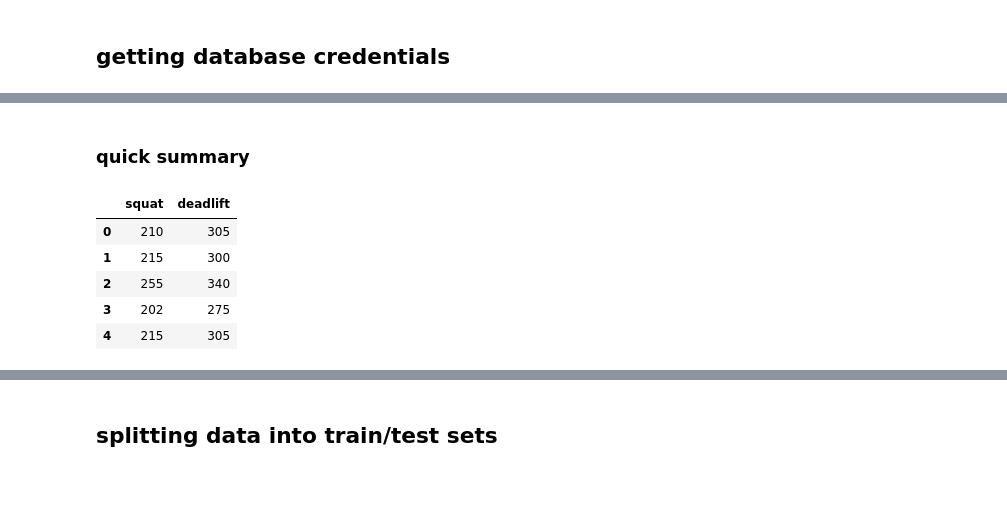
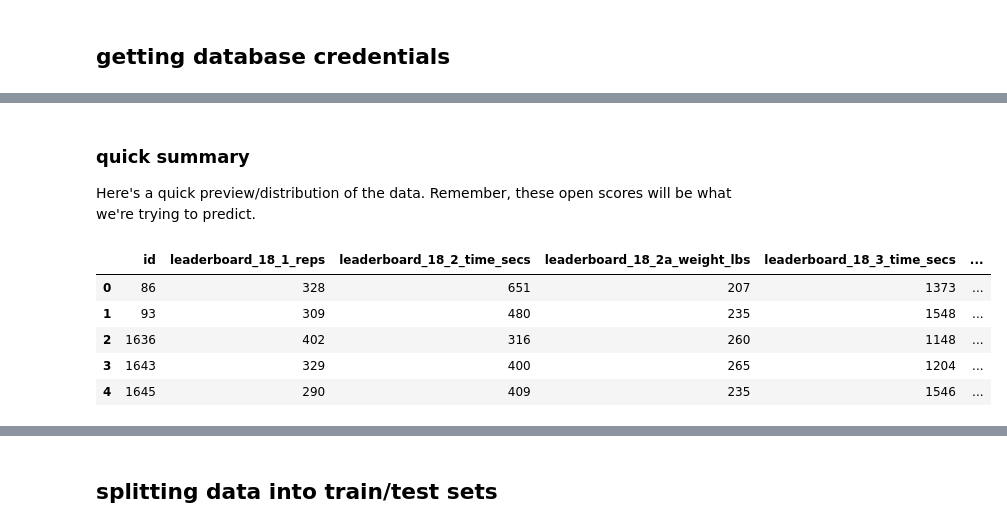
Before and after one commit to zfreedman/crossfit_open_2018, a Jupyter notebook: learning/open_bayesian_regression.ipynb, the cells around one changed output, grey strips where cells are left out. Cells and saved outputs as stored; diff of their text form; code cells hidden in the pictures; blank space fills up the shorter version.

```diff
--- a/learning/open_bayesian_regression.ipynb
+++ b/learning/open_bayesian_regression.ipynb
@@ -46,27 +47,38 @@ with open("../database_credentials2.txt") as f:
 # %%
 #read into dataframe
 #note: division 4 references women 45-49
-squat_deadlift = grab_data(
+open_keys = list(map(lambda x: "leaderboard_18_" + x, [
+    "1_reps",
+    "2_time_secs",
+    "2a_weight_lbs",
+    "3_time_secs",
+    "4_time_secs",
+    "5_reps"
+]))
+working_division = 18
+
+open_data = grab_data(
     """
-    SELECT back_squat_lbs AS squat, deadlift_lbs AS deadlift
+    SELECT id, {}
     FROM athlete
-    WHERE division_id=4
-    AND back_squat_lbs > 0
-    AND deadlift_lbs > 0;
-    """,
+    WHERE division_id={}
+    """.format(
+        ", ".join(open_keys), working_division
+    ),
     creds
 )
-# %% [markdown]
-### quick summary
+# %% [markdown]
+### quick summary
+Here's a quick preview/distribution of the data. Remember, these open scores will be what we're trying to predict.
 # %%
 #first 5 entries
-squat_deadlift.head(5)
+open_data.head(5)
 # %% [output]
-|  | squat | deadlift |
-| 0 | 210 | 305 |
-| 1 | 215 | 300 |
-| 2 | 255 | 340 |
-| 3 | 202 | 275 |
-| 4 | 215 | 305 |
+|  | id | leaderboard_18_1_reps | leaderboard_18_2_time_secs | leaderboard_18_2a_weight_lbs | leaderboard_18_3_time_secs | ... |
+| 0 | 86 | 328 | 651 | 207 | 1373 | ... |
+| 1 | 93 | 309 | 480 | 235 | 1548 | ... |
+| 2 | 1636 | 402 | 316 | 260 | 1148 | ... |
+| 3 | 1643 | 329 | 400 | 265 | 1204 | ... |
+| 4 | 1645 | 290 | 409 | 235 | 1546 | ... |
 # %%
 #pandas inherit statistical descriptor function for pandas dataframes
```
Also changed, not shown: parts of 3 cells of this notebook, 1 other file.
